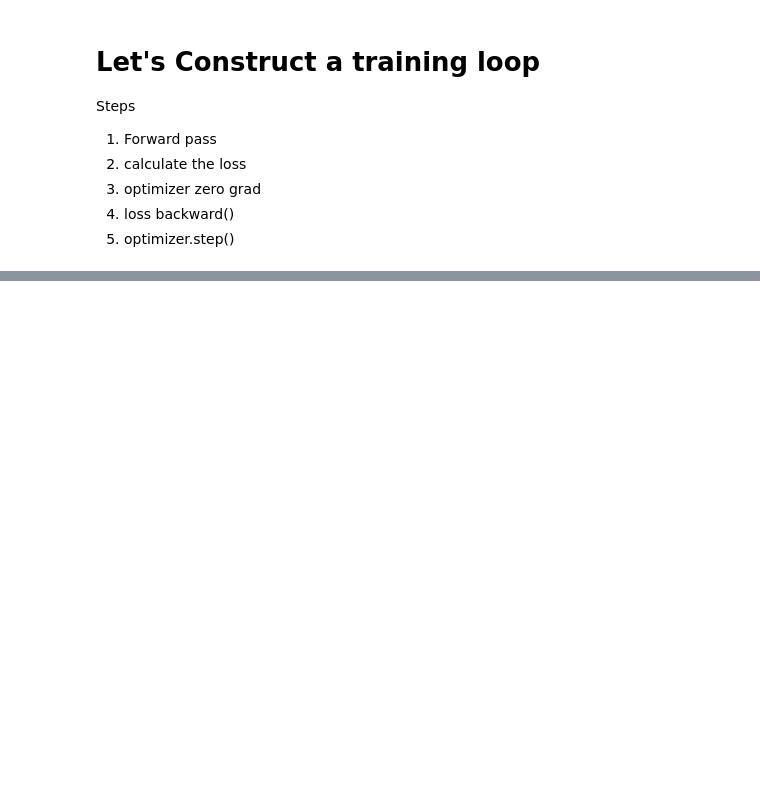
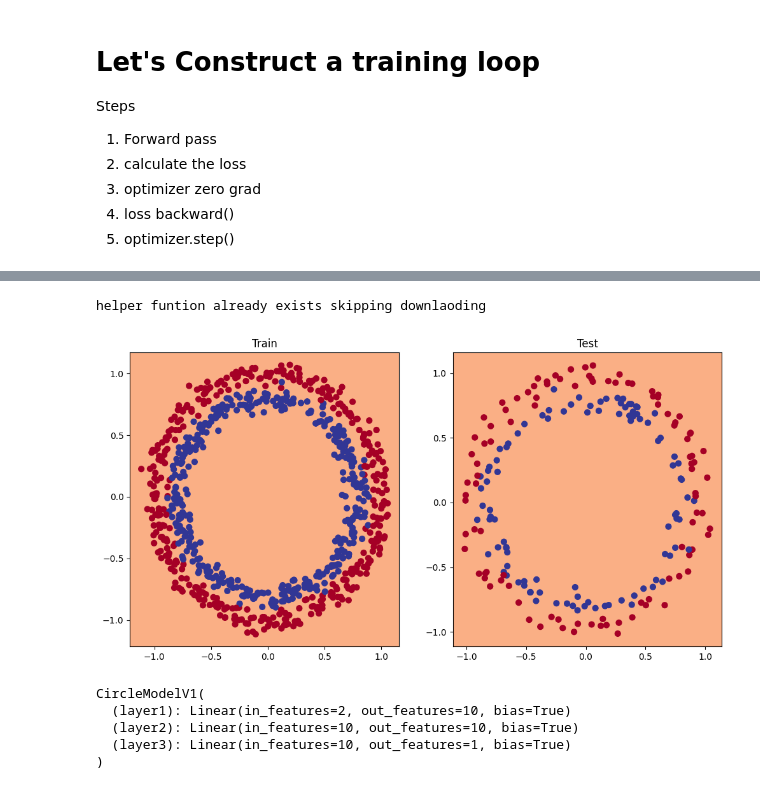
Before and after one commit to Amr-Abdellatif/learn-deep-learning-using-pytorch, a Jupyter notebook: videos_walkthrough/02_starting_pytorch_classification_video.ipynb, the cells around one changed output, grey strips where cells are left out. Cells and saved outputs as stored; diff of their text form; code cells hidden in the pictures; blank space fills up the shorter version.

```diff
--- a/videos_walkthrough/02_starting_pytorch_classification_video.ipynb
+++ b/videos_walkthrough/02_starting_pytorch_classification_video.ipynb
@@ -323,0 +320,59 @@ ModuleNotFoundError: No module named 'helper_functions'
+# %%
+import requests
+from pathlib import Path
+
+# create utils direcory
+utils_dire = Path("utils")
+utils_dire.mkdir(parents=True,exist_ok=True)
+
+# download the helper function script from github
+if (utils_dire / "helper_functions.py").is_file():
+    print("helper funtion already exists skipping downlaoding")
+else:
+    print("Downloading helper functions.py")
+    request = requests.get("https://raw.githubusercontent.com/Amr-Abdellatif/learn-deep-learning-using-pytorch/main/helper_functions.py")
+    with open(utils_dire / "helper_functions.py" ,"wb") as f:
+        f.write(request.content)
+
+# https://raw.githubusercontent.com/Amr-Abdellatif/learn-deep-learning-using-pytorch/main/helper_functions.py
+# %% [output]
+helper funtion already exists skipping downlaoding
+# %%
+from utils.helper_functions import plot_decision_boundary , plot_predictions
+
+# plot decision boundaries for training and test set
+plt.figure(figsize=(12,6))
+plt.subplot(1,2,1)
+plt.title("Train")
+plot_decision_boundary(model_0,X_train,y_train)
+plt.subplot(1,2,2)
+plt.title("Test")
+plot_decision_boundary(model_0,X_test,y_test)
+# %% [output]
+[figure, added]
+# %%
+# lets build the model we will construct it with three linear layers
+"""lets check if adding more linear layers to the model
+    will make the model more robust"""
+
+class CircleModelV1(nn.Module):
+    def __init__(self):
+        super(CircleModelV1,self).__init__()
+
+        self.layer1 = nn.Linear(2,10)
+        self.layer2 = nn.Linear(10,10)
+        self.layer3 = nn.Linear(10,1)
+
+
+    def forward(self,x:torch.Tensor) -> torch.Tensor:
+        return self.layer3(self.layer2(self.layer1(x)))
+
+
+model_1 = CircleModelV1().to(device)
+model_1
+# %% [output]
+CircleModelV1(
+  (layer1): Linear(in_features=2, out_features=10, bias=True)
+  (layer2): Linear(in_features=10, out_features=10, bias=True)
+  (layer3): Linear(in_features=10, out_features=1, bias=True)
+)
```
Also changed, not shown: parts of 12 cells of this notebook, 3 other files.
